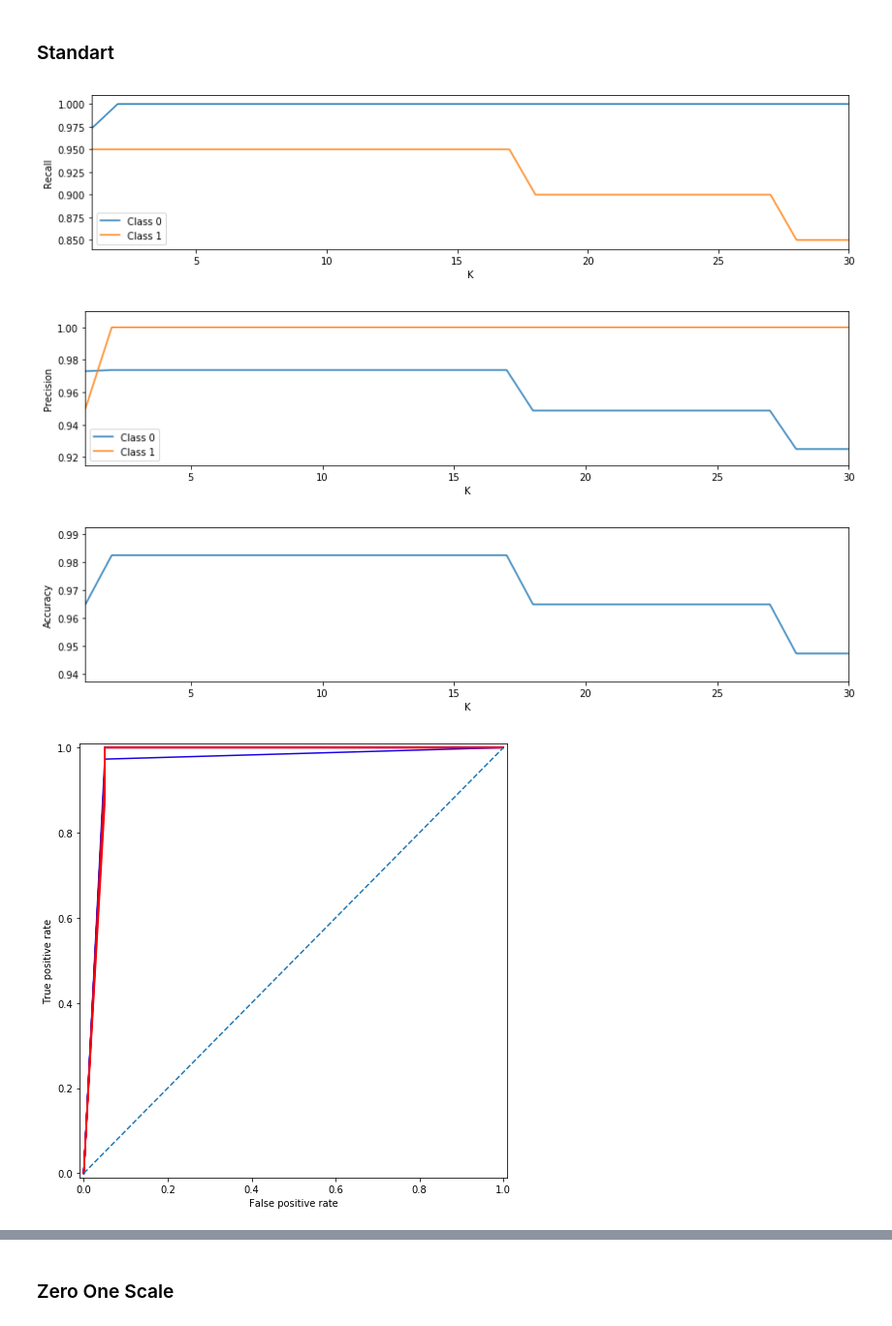
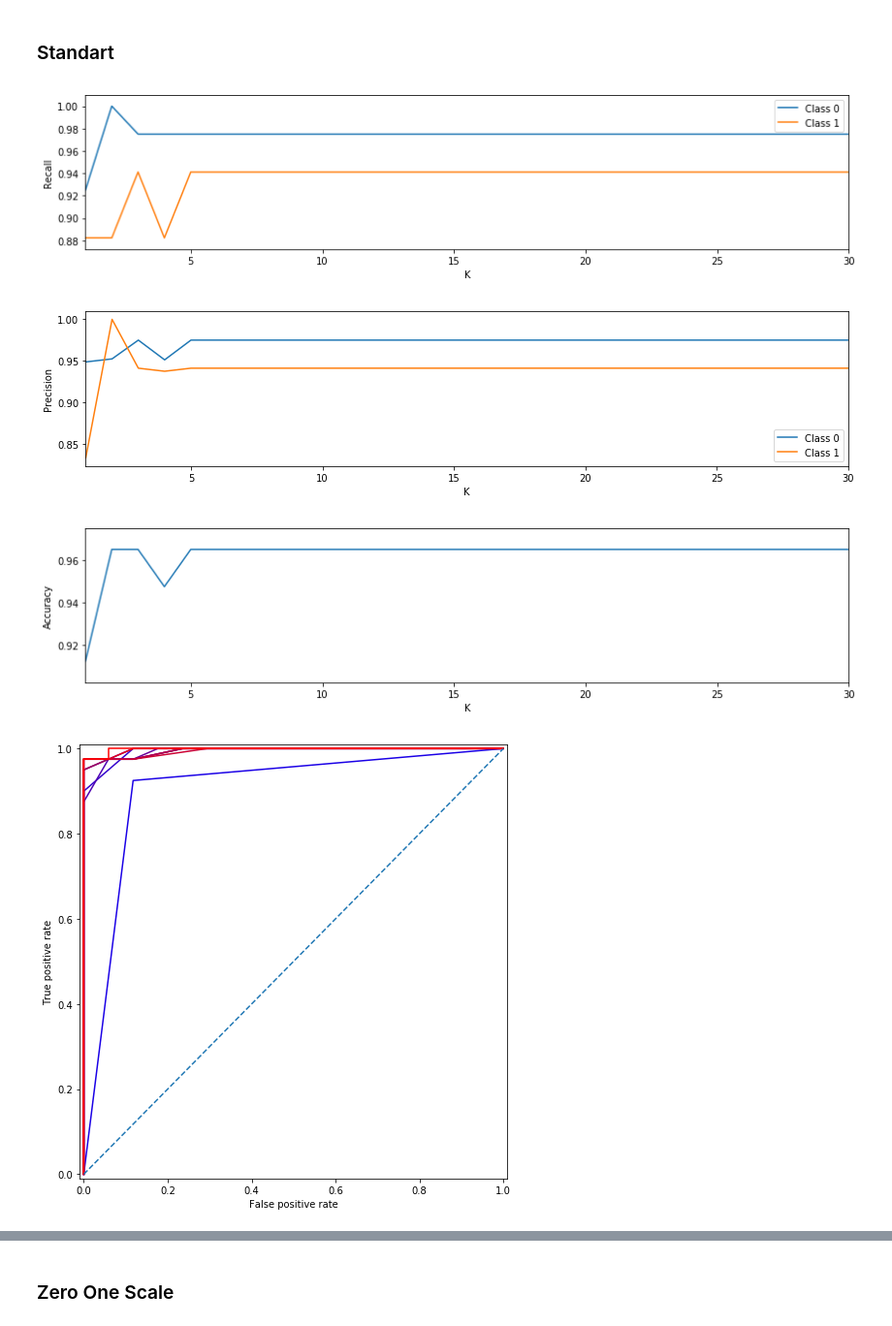
Before and after one commit to maximumSHOT-HSE/ML-HW, a Jupyter notebook: hw01/hw01_task.ipynb, the cells around one changed output, grey strips where cells are left out. Shown at 97% size. Drawn from its saved outputs; the diff is of its cells as text; code cells hidden in the pictures.

Commit message:
finally, add scales to notebook

```diff
--- a/hw01/hw01_task.ipynb
+++ b/hw01/hw01_task.ipynb
@@ -362,21 +362,16 @@ plot_roc_curve(X_train, y_train, X_test, y_test, max_k=20)
 # %% [markdown]
 ## Добавим нормализацию и посмотрим на результат
 # %%
-def standard_scale(xs: np.ndarray):
-    mean = np.mean(xs, axis=0)
-    std = np.std(xs, axis=0)
+def standard_scale(xs: np.ndarray, mean: np.ndarray, std: np.ndarray):
     return (xs - mean) / std
 
 
 # scale [min, max] to [0, 1]
-def zero_one_scale(xs: np.ndarray):
-    _min = np.array(xs).min(axis=0)
-    _max = np.array(xs).max(axis=0)
+def zero_one_scale(xs: np.ndarray, _min: np.ndarray, _max: np.ndarray):
     return (xs - _min) / (_max - _min)
 
 
-def max_abs_scale(xs: np.ndarray):
-    _max_abs = np.abs(xs).max()
+def max_abs_scale(xs: np.ndarray, _max_abs: np.ndarray):
     return xs / _max_abs
 # %% [markdown]
 ## Cancer
@@ -384,13 +379,16 @@ def max_abs_scale(xs: np.ndarray):
 ### Standart
 # %%
 X, y = read_cancer_dataset("resources/cancer.csv")
-X = standard_scale(np.array(X))
 X_train, y_train, X_test, y_test = train_test_split(X, y, 0.9)
+mean = np.mean(np.array(X_train), axis=0)
+std = np.std(np.array(X_train), axis=0)
+X_train = standard_scale(X_train, mean, std).tolist()
+X_test = standard_scale(X_test, mean, std).tolist()
 plot_precision_recall(X_train, y_train, X_test, y_test)
 plot_roc_curve(X_train, y_train, X_test, y_test, max_k=10)
 # %% [output]
-[figure, old version]
+[figure, new version]
-[figure, old version]
+[figure, new version]
-[figure, old version]
+[figure, new version]
-[figure, old version]
+[figure, new version]
 # %% [markdown]
```
Also changed, not shown: parts of 13 cells of this notebook, 1 other file.
